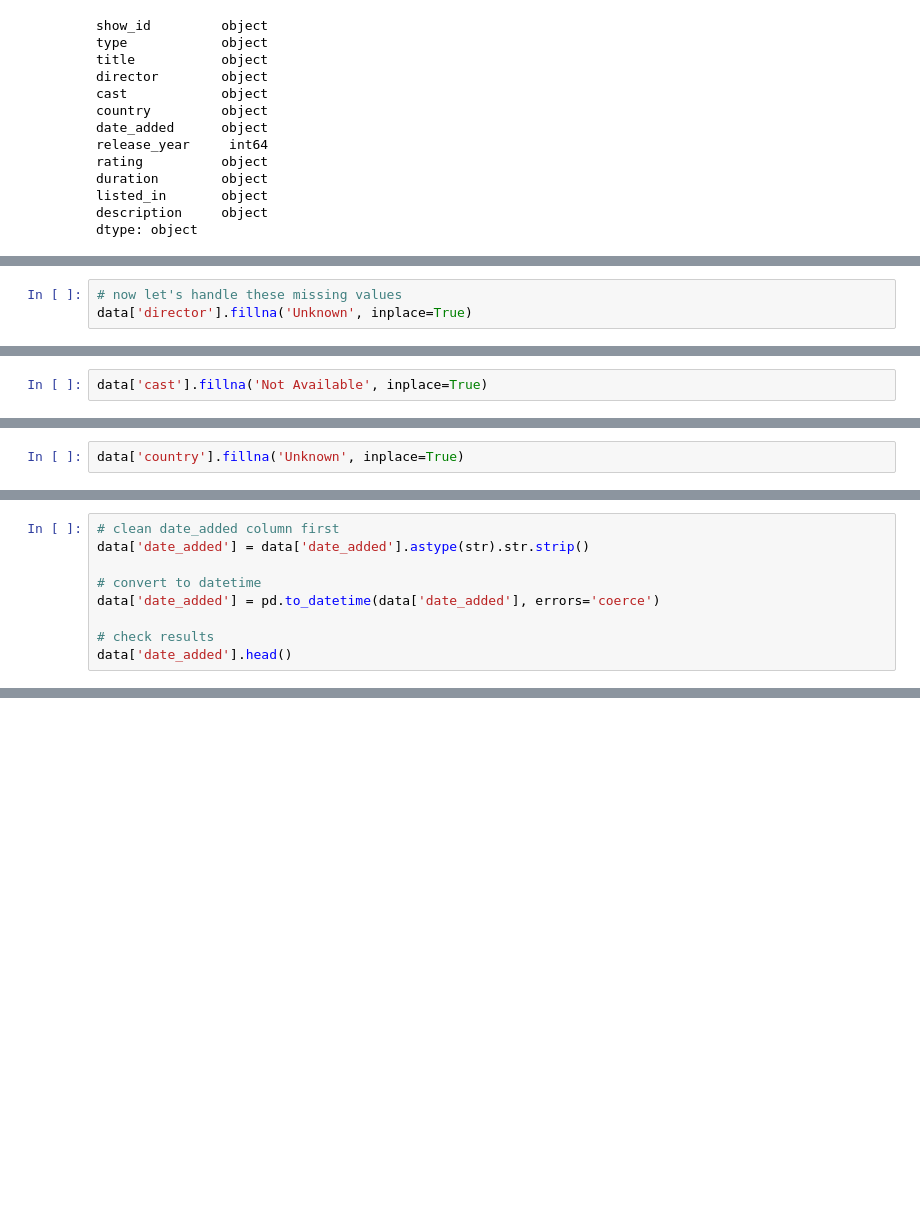
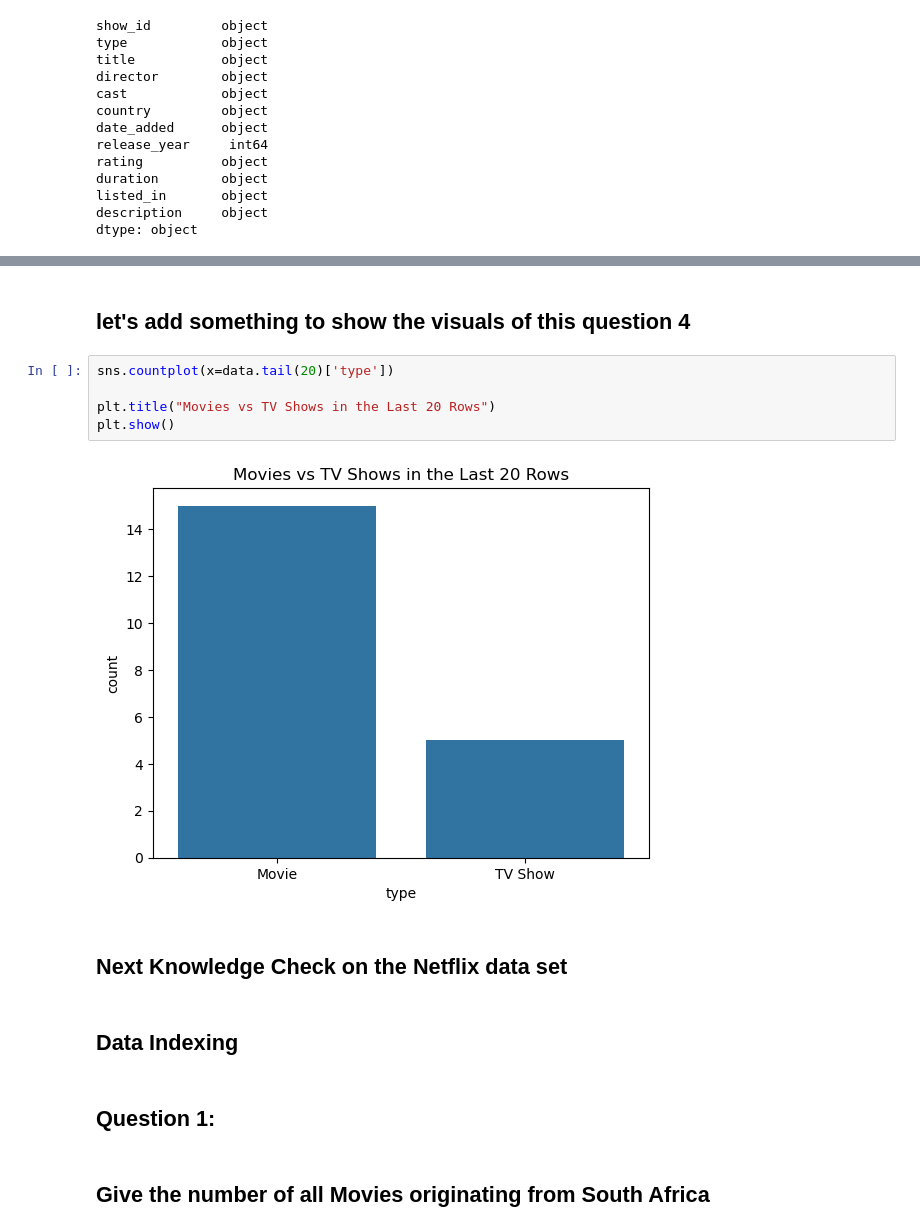
Before and after one commit to DengAchiek/Data-Scrubbing, a Jupyter notebook: Netflix_Titles_Data_Cleaning.ipynb, the cells around one changed output, grey strips where cells are left out. Drawn from its saved outputs; the diff is of its cells as text; blank space fills up the shorter version.

Commit message:
Update Netflix titles data cleaning notebook

```diff
--- a/Netflix_Titles_Data_Cleaning.ipynb
+++ b/Netflix_Titles_Data_Cleaning.ipynb
@@ -100,3 +58,0 @@ data = data.drop_duplicates()
-# %%
-# now let's handle these missing values
-data['director'].fillna('Unknown', inplace=True)
@@ -110,2 +58,0 @@ For example, when doing 'df[col].method(value, inplace=True)', try using 'df.met
-# %%
-data['cast'].fillna('Not Available', inplace=True)
@@ -119,2 +58,0 @@ For example, when doing 'df[col].method(value, inplace=True)', try using 'df.met
-# %%
-data['country'].fillna('Unknown', inplace=True)
@@ -130,9 +58,0 @@ For example, when doing 'df[col].method(value, inplace=True)', try using 'df.met
-# %%
-# clean date_added column first
-data['date_added'] = data['date_added'].astype(str).str.strip()
-
-# convert to datetime
-data['date_added'] = pd.to_datetime(data['date_added'], errors='coerce')
-
-# check results
-data['date_added'].head()
@@ -299,0 +136,17 @@ Name: count, dtype: int64
+# %% [markdown]
+## let's add something to show the visuals of this question 4
+# %%
+sns.countplot(x=data.tail(20)['type'])
+
+plt.title("Movies vs TV Shows in the Last 20 Rows")
+plt.show()
+# %% [output]
+[figure, added]
+# %% [markdown]
+## Next Knowledge Check on the Netflix data set
+# %% [markdown]
+## Data Indexing
+# %% [markdown]
+## Question 1:
+# %% [markdown]
+## Give the number of all Movies originating from South Africa
```
Also changed, not shown: parts of 59 cells of this notebook.
